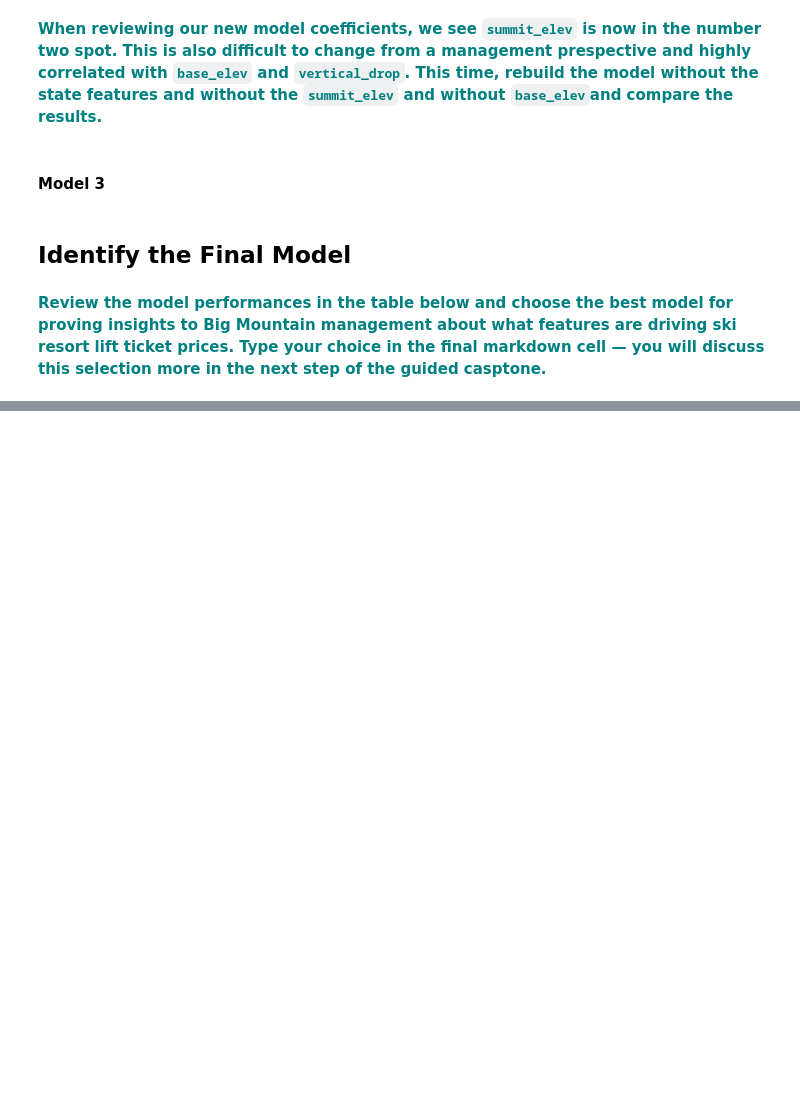
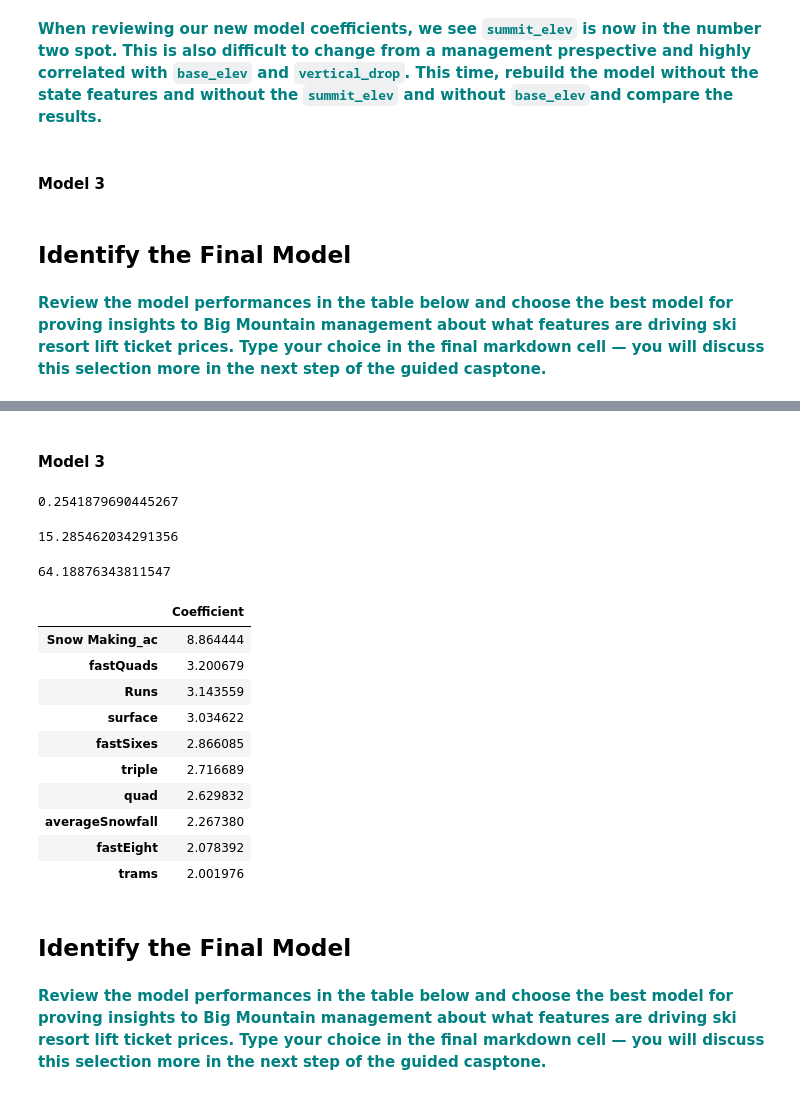
Before and after one commit to jolfr/capstone-01, a Jupyter notebook: notebooks/Notebook_stepfive.ipynb, the cells around one changed output, grey strips where cells are left out. Saved outputs shown, nothing was run; the diff lists cells and outputs as text; code cells hidden in the pictures; blank space fills up the shorter version.

Commit message:
notebook step 5 completed

```diff
--- a/notebooks/Notebook_stepfive.ipynb
+++ b/notebooks/Notebook_stepfive.ipynb
@@ -91,0 +119,3 @@ memory usage: 40.3+ KB
+# %%
+df3 = df.drop(['state','summit_elev','vertical_drop'], axis=1)
+df3.info()
@@ -294,0 +418,5 @@ Model Selection:
+# %% [markdown]
+#### Model 3
+# %%
+lm = linear_model.LinearRegression()
+model = lm.fit(X_train3,y_train3)
@@ -294,0 +425,30 @@ Model Selection:
+# %%
+explained_variance_score(y_test3, y_pred3)
+# %% [output]
+0.2541879690445267
+# %%
+mean_absolute_error(y_test3, y_pred3)
+# %% [output]
+15.285462034291356
+# %%
+lm.intercept_
+# %% [output]
+64.18876343811547
+# %%
+pd.DataFrame(abs(lm.coef_), X3.columns, columns=['Coefficient']).sort_values('Coefficient', ascending=False).head(10)
+# %% [output]
+|  | Coefficient |
+| Snow Making_ac | 8.864444 |
+| fastQuads | 3.200679 |
+| Runs | 3.143559 |
+| surface | 3.034622 |
+| fastSixes | 2.866085 |
+| triple | 2.716689 |
+| quad | 2.629832 |
+| averageSnowfall | 2.267380 |
+| fastEight | 2.078392 |
+| trams | 2.001976 |
+# %% [markdown]
+## Identify the Final Model
+# %% [markdown]
+**<font color='teal'> Review the model performances in the table below and choose the best model for proving insights to Big Mountain management about what features are driving ski resort lift ticket prices. Type your choice in the final markdown cell — you will discuss this selection more in the next step of the guided casptone. </font>**
```
Also changed, not shown: parts of 44 cells of this notebook.
